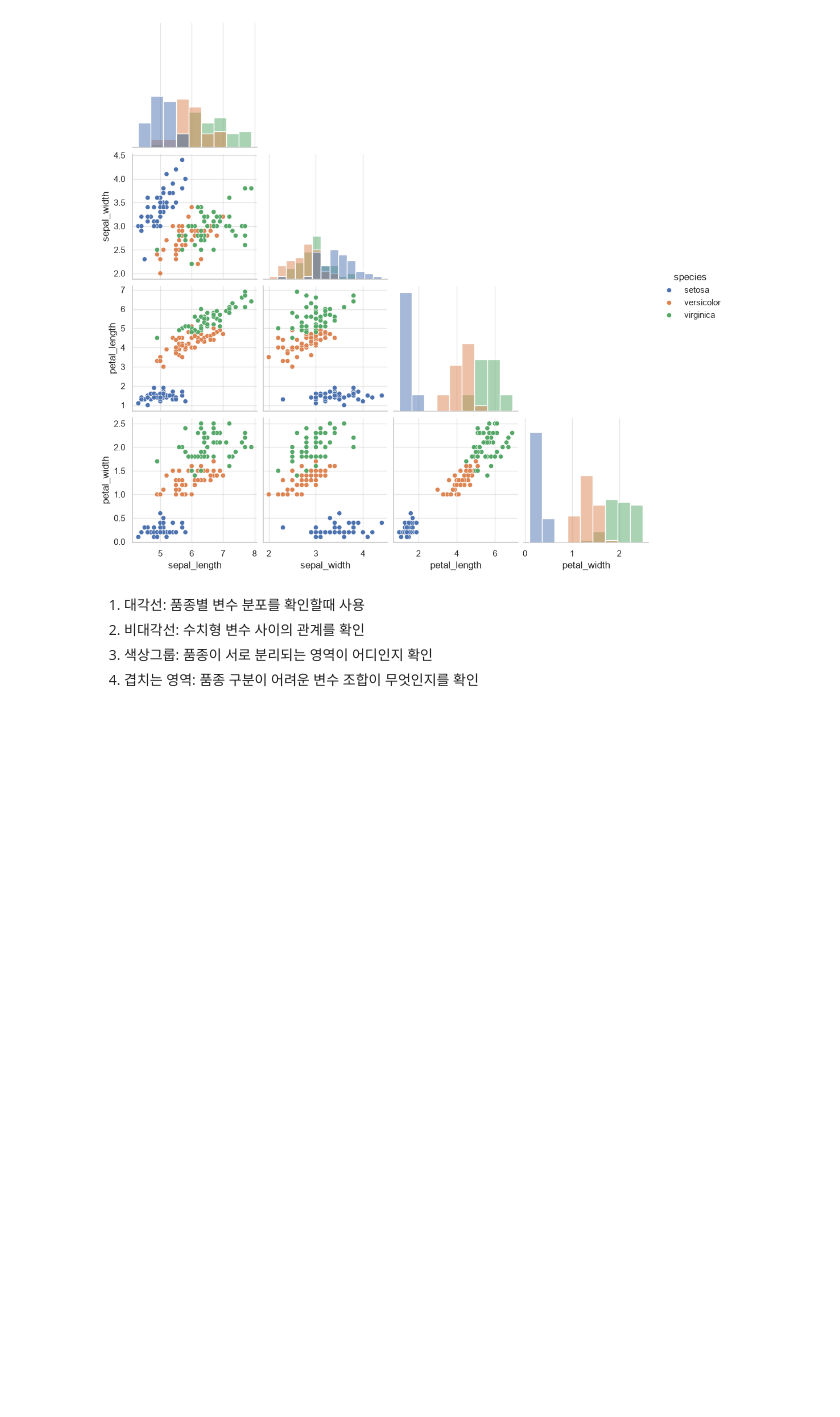
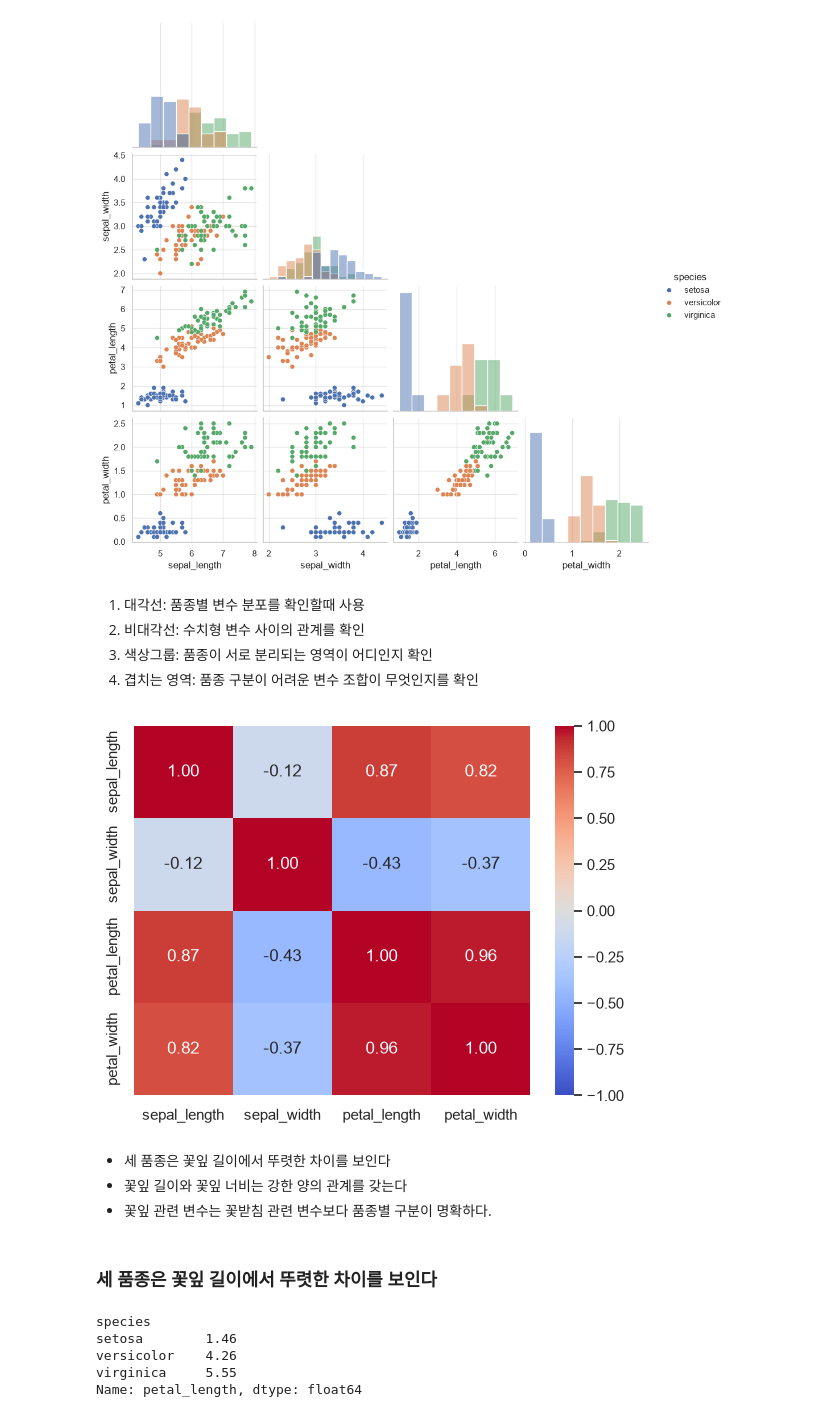
Before and after one commit to eddie1031/2026_SKP_005, a Jupyter notebook: visualization_exp_1.ipynb, the cells around one changed output. Cells and saved outputs as stored; diff of their text form; code cells hidden in the pictures; blank space fills up the shorter version.

```diff
--- a/visualization_exp_1.ipynb
+++ b/visualization_exp_1.ipynb
@@ -477,3 +477,35 @@ plt.show()
 2. 비대각선: 수치형 변수 사이의 관계를 확인
 3. 색상그룹: 품종이 서로 분리되는 영역이 어디인지 확인
 4. 겹치는 영역: 품종 구분이 어려운 변수 조합이 무엇인지를 확인
+# %%
+corr_matrix = df[numeric_columns].corr().round(2)
+# %%
+sns.heatmap(
+    data=corr_matrix,
+    annot=True,
+    fmt='.2f',
+    vmax=1,
+    vmin=-1,
+    center=0,
+    cmap='coolwarm',
+)
+
+plt.show()
+# %% [output]
+[figure, added]
+# %% [markdown]
+- 세 품종은 꽃잎 길이에서 뚜렷한 차이를 보인다
+- 꽃잎 길이와 꽃잎 너비는 강한 양의 관계를 갖는다
+- 꽃잎 관련 변수는 꽃받침 관련 변수보다 품종별 구분이 명확하다.
+# %% [markdown]
+### 세 품종은 꽃잎 길이에서 뚜렷한 차이를 보인다
+# %%
+petal_mean = df.groupby('species')['petal_length'].mean()
+
+petal_mean.round(2)
+# %% [output]
+species
+setosa        1.46
+versicolor    4.26
+virginica     5.55
+Name: petal_length, dtype: float64
```
Also changed, not shown: parts of 4 cells of this notebook.
